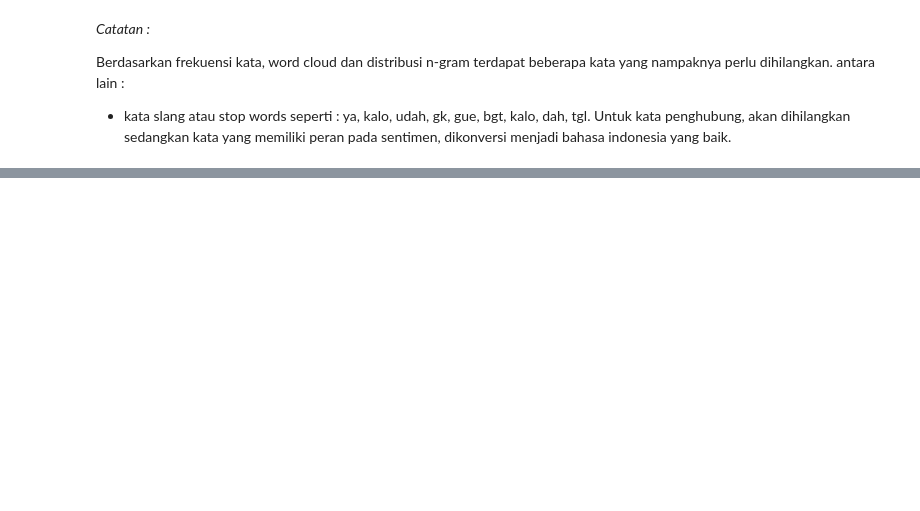
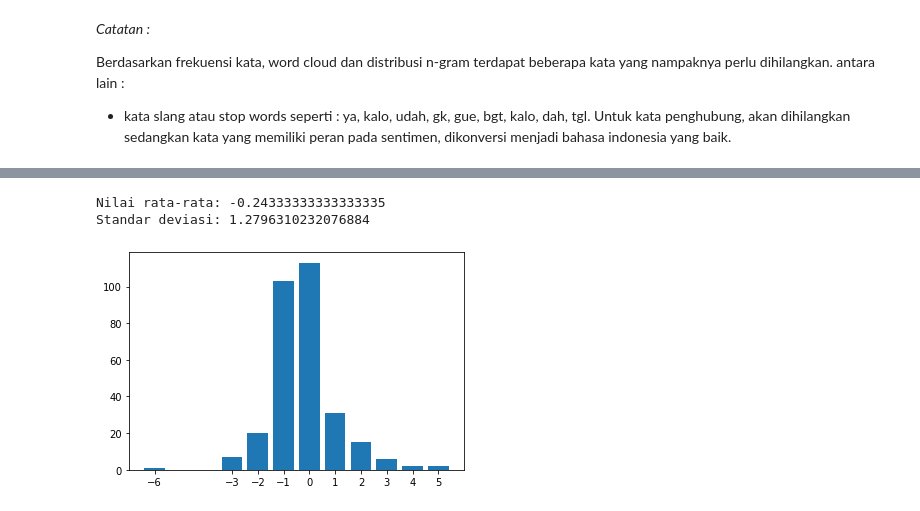
Before and after one commit to mraditya89/data_sains_course, a Jupyter notebook: assignment/tugas_25_yudi.aditya.89.ipynb, the cells around one changed output, grey strips where cells are left out. Cells and saved outputs as stored; diff of their text form; code cells hidden in the pictures; blank space fills up the shorter version.

```diff
--- a/assignment/tugas_25_yudi.aditya.89.ipynb
+++ b/assignment/tugas_25_yudi.aditya.89.ipynb
@@ -350,3 +419,15 @@ dtype: int64
 # %%
 #lakukan analisis dan tarik kesimpulan dari Text analysis dan Sentiment Analysis
 #masukkan analisis kalian pada sel berikut.
+
+print (f"Nilai rata-rata: {np.mean(sentimentValues)}")
+print (f"Standar deviasi: {np.std(sentimentValues)}")
+
+labels, counts = np.unique(sentimentValues, return_counts=True)
+plt.bar(labels, counts, align='center')
+plt.gca().set_xticks(labels)
+plt.show()
+# %% [output]
+Nilai rata-rata: -0.24333333333333335
+Standar deviasi: 1.2796310232076884
+[figure, added]
```
Also changed, not shown: parts of 10 cells of this notebook, 6 other files.
